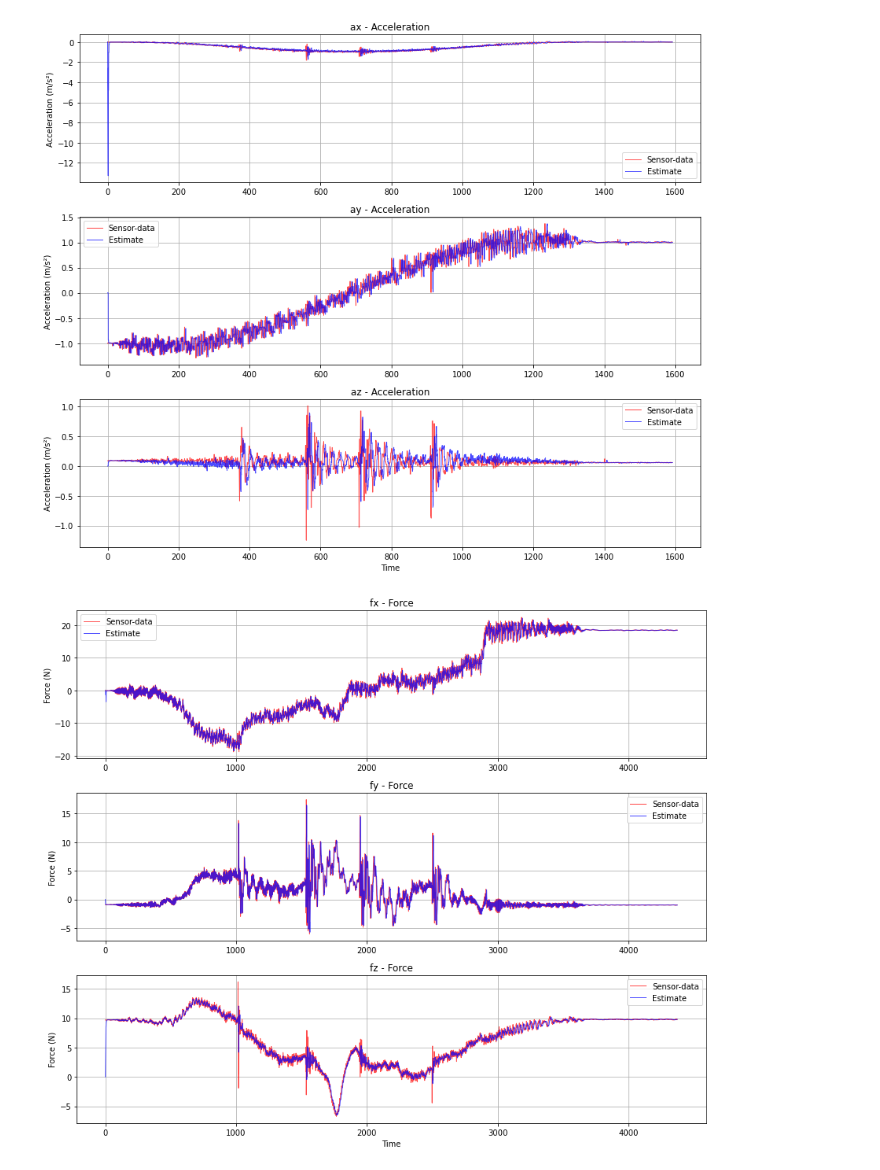
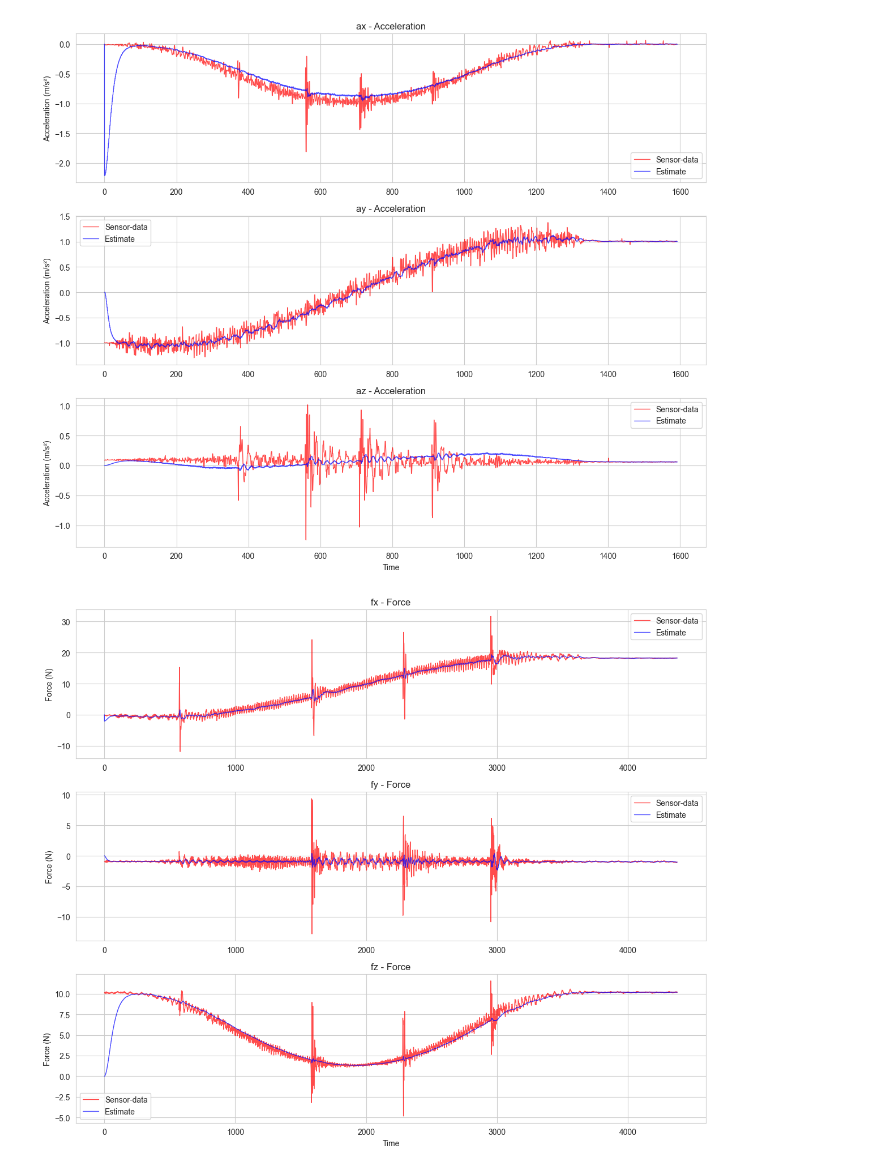
Before and after one commit to KGKrohn/AIS2202_State_estimation_Gr3, a Jupyter notebook: kyb_data/datakyb.ipynb, the cells around one changed output. Cells and saved outputs as stored; diff of their text form; code cells hidden in the pictures.

```diff
--- a/kyb_data/datakyb.ipynb
+++ b/kyb_data/datakyb.ipynb
@@ -70,6 +70,6 @@ def plot_force_torque_data(csv_file):
 
     return fig
 
-fig = plot_force_torque_data('3-FTA_SDK_03.csv')
+fig = plot_force_torque_data('3-Test3.csv')
 plt.show()
 # %% [output]
@@ -125,10 +125,10 @@ def plot_combined_data(force_torque_csv, vibrations_csv, ft_stretch_factor=0.5):
     return fig
 
 # Example usage
-fig = plot_combined_data('3-FTA_SDK_03.csv', '3-vibrations-contact_accel.csv')
+fig = plot_combined_data('3-Test1.csv', '3-vibrations-contact_accel.csv')
 plt.show()
 # %% [output]
-[figure, old version]
+[figure, new version]
 # %%
 import pandas as pd
 import matplotlib.pyplot as plt
@@ -153,32 +153,32 @@ def plot_combined_data(force_torque_csv, vibrations_csv, ft_stretch_factor=0.5):
                      color='red',
                      alpha=0.7,
                      linewidth=1)
 
         axs[idx].plot(ft_time,
                      df_ft[component],
                      label='Estimate',
                      color='blue',
                      alpha=0.7,
                      linewidth=1)
 
         axs[idx].set_title(f'{component} - Force')
         axs[idx].grid(True)
         axs[idx].legend()
 
         if df_ft[component].abs().max() < 0.001:
             axs[idx].ticklabel_format(style='sci', axis='y', scilimits=(0,0))
 
         axs[idx].set_ylabel('Force (N)')
 
     axs[-1].set_xlabel('Time')
 
 
     plt.tight_layout()
 
     return fig
 
 
-fig = plot_combined_data('3-FTA_SDK_03.csv', '3-vibrations-contact_wrench.csv')
+fig = plot_combined_data('2-Test5.csv', '2-vibrations_wrench.csv')
 plt.show()
 # %% [output]
-[figure, old version]
+[figure, new version]
```
Also changed, not shown: parts of 4 cells of this notebook, 4 other files.
